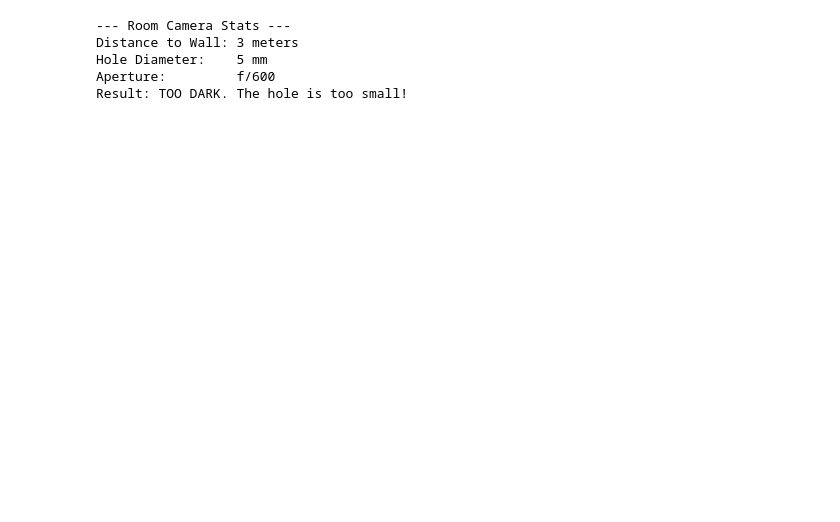
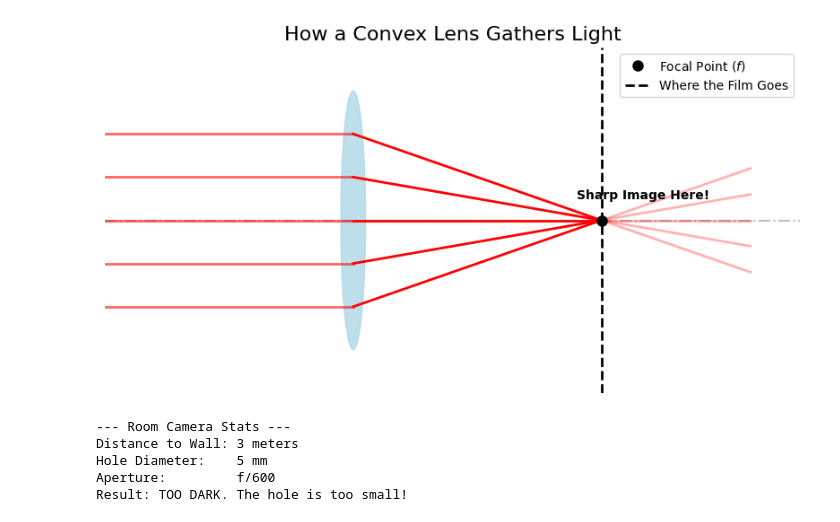
Before and after one commit to pjercic/analog-photography, a Jupyter notebook: 02_secondary/01_physics_optics.ipynb, the cells around one changed output. Saved outputs shown, nothing was run; the diff lists cells and outputs as text; code cells hidden in the pictures; blank space fills up the shorter version.

```diff
--- a/02_secondary/01_physics_optics.ipynb
+++ b/02_secondary/01_physics_optics.ipynb
@@ -1,3 +10,52 @@
+# %%
+import matplotlib.pyplot as plt
+import numpy as np
+import matplotlib.patches as patches
+
+def simulate_lens_focus():
+    """Simulates parallel light rays passing through a convex lens."""
+    fig, ax = plt.subplots(figsize=(10, 5))
+
+    focal_length = 5.0  # Let's say our magnifying glass has a 5cm focal length
+
+    # Draw the optical axis (the invisible center line)
+    ax.axhline(0, color='gray', linestyle='-.', alpha=0.5)
+
+    # Draw the Lens (as a thin blue ellipse)
+    lens = patches.Ellipse((0, 0), width=0.5, height=6, color='lightblue', alpha=0.8)
+    ax.add_patch(lens)
+
+    # Draw Incoming Parallel Rays (from a subject very far away)
+    y_positions = [-2, -1, 0, 1, 2]
+    for y in y_positions:
+        # Ray coming in from the left
+        ax.plot([-5, 0], [y, y], 'r-', lw=2, alpha=0.6)
+
+        # Ray bending through the lens to hit the focal point (focal_length, 0)
+        ax.plot([0, focal_length], [y, 0], 'r-', lw=2)
+
+        # Ray continuing past the focal point (getting blurry again!)
+        ax.plot([focal_length, focal_length + 3], [0, -y*(3/focal_length)], 'r-', lw=2, alpha=0.3)
+
+    # Mark the Focal Point
+    ax.plot(focal_length, 0, 'ko', markersize=8, label="Focal Point ($f$)")
+    ax.text(focal_length - 0.5, 0.5, "Sharp Image Here!", fontweight='bold')
+
+    # Mark the Sensor/Film Plane
+    ax.axvline(focal_length, color='black', linestyle='--', lw=2, label="Where the Film Goes")
+
+    ax.set_title("How a Convex Lens Gathers Light", fontsize=16)
+    ax.set_xlim(-5, 9)
+    ax.set_ylim(-4, 4)
+    ax.set_xlabel("Distance (cm)")
+    ax.axis('off')
+    ax.legend(loc="upper right")
+    plt.show()
+
+# Run the Lens Simulator!
+simulate_lens_focus()
+# %% [output]
+[figure, added]
 # %%
 def calculate_sharpness(hole_diameter_mm, distance_to_wall_meters):
     """
```
Also changed, not shown: parts of 4 cells of this notebook, 5 other files.
